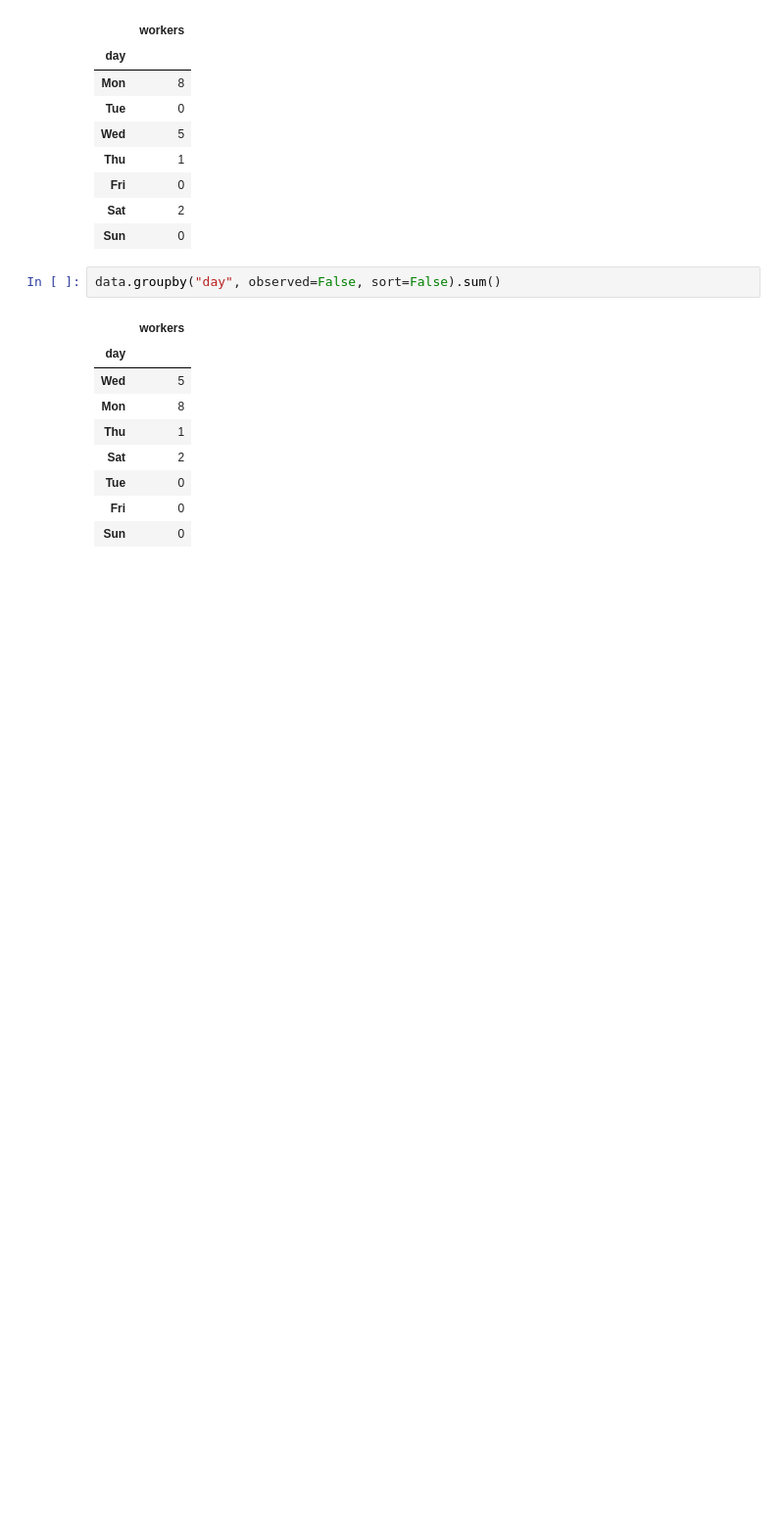
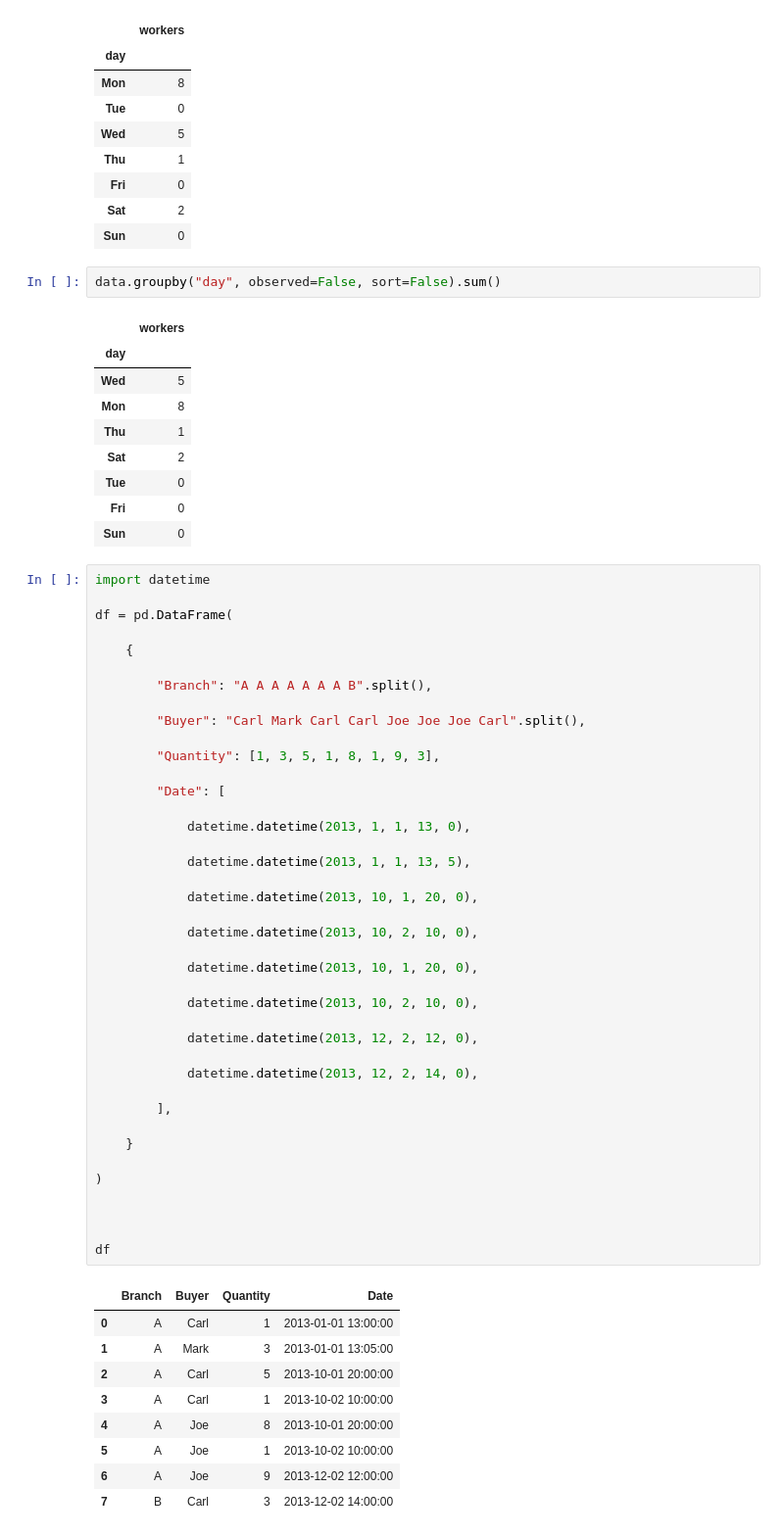
Before and after one commit to ilyak93/self-studying, a Jupyter notebook: DataEngineering/pandas/pandas_groupby.ipynb, the cells around one changed output. Shown at 98% size. Cells and saved outputs as stored; diff of their text form; blank space fills up the shorter version.

```diff
--- a/DataEngineering/pandas/pandas_groupby.ipynb
+++ b/DataEngineering/pandas/pandas_groupby.ipynb
@@ -2003,3 +2003,53 @@ data.groupby("day", observed=False, sort=False).sum()
 | Tue | 0 |
 | Fri | 0 |
 | Sun | 0 |
+# %%
+import datetime
+
+df = pd.DataFrame(
+
+    {
+
+        "Branch": "A A A A A A A B".split(),
+
+        "Buyer": "Carl Mark Carl Carl Joe Joe Joe Carl".split(),
+
+        "Quantity": [1, 3, 5, 1, 8, 1, 9, 3],
+
+        "Date": [
+
+            datetime.datetime(2013, 1, 1, 13, 0),
+
+            datetime.datetime(2013, 1, 1, 13, 5),
+
+            datetime.datetime(2013, 10, 1, 20, 0),
+
+            datetime.datetime(2013, 10, 2, 10, 0),
+
+            datetime.datetime(2013, 10, 1, 20, 0),
+
+            datetime.datetime(2013, 10, 2, 10, 0),
+
+            datetime.datetime(2013, 12, 2, 12, 0),
+
+            datetime.datetime(2013, 12, 2, 14, 0),
+
+        ],
+
+    }
+
+)
+
+
+
+df
+# %% [output]
+|  | Branch | Buyer | Quantity | Date |
+| 0 | A | Carl | 1 | 2013-01-01 13:00:00 |
+| 1 | A | Mark | 3 | 2013-01-01 13:05:00 |
+| 2 | A | Carl | 5 | 2013-10-01 20:00:00 |
+| 3 | A | Carl | 1 | 2013-10-02 10:00:00 |
+| 4 | A | Joe | 8 | 2013-10-01 20:00:00 |
+| 5 | A | Joe | 1 | 2013-10-02 10:00:00 |
+| 6 | A | Joe | 9 | 2013-12-02 12:00:00 |
+| 7 | B | Carl | 3 | 2013-12-02 14:00:00 |
```
Also changed, not shown: parts of 2 cells of this notebook.
